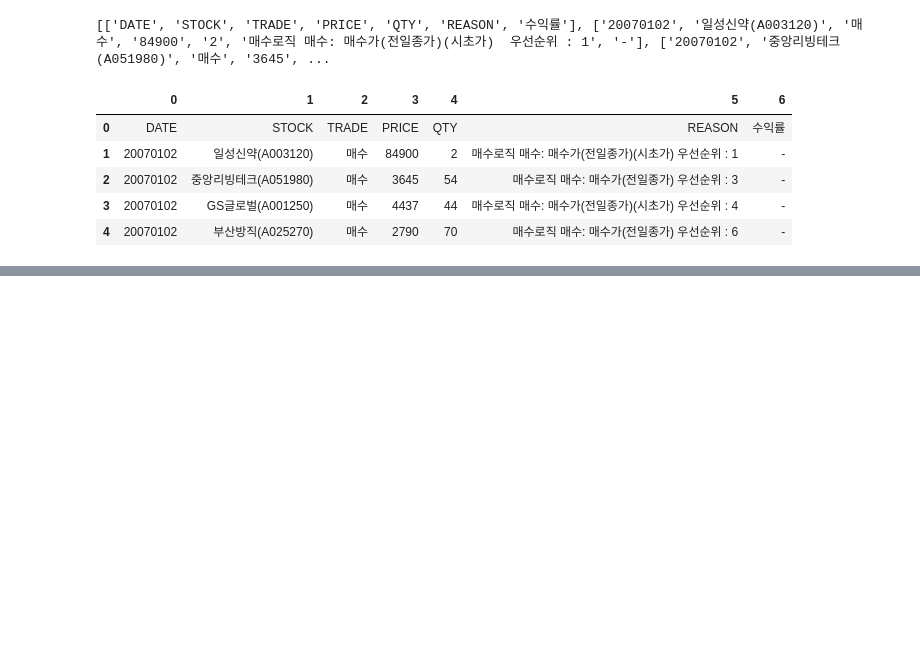
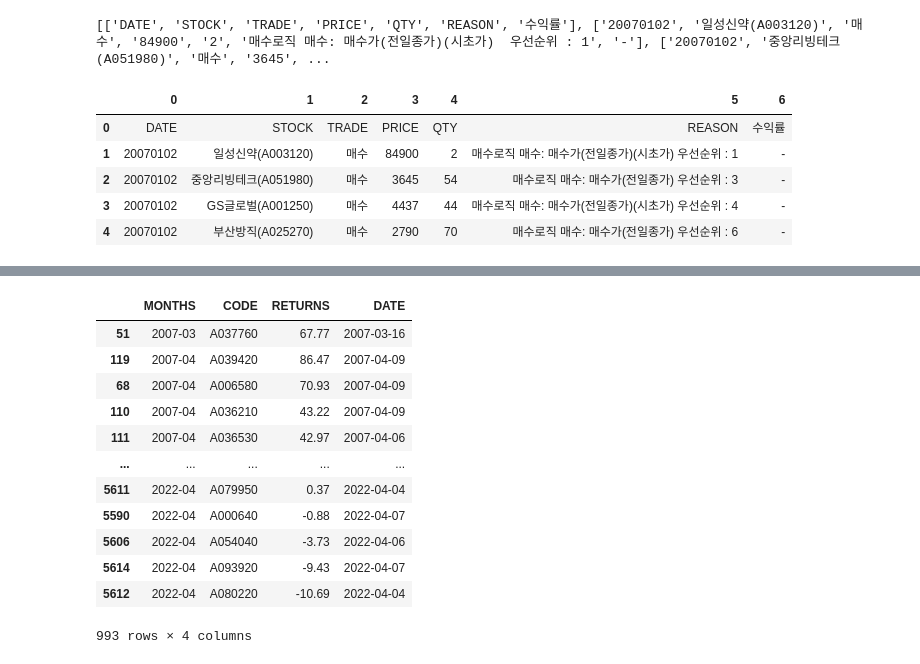
Before and after one commit to js-park/Bulletin_board, a Jupyter notebook: Getting_data_from_google_sheet.ipynb, the cells around one changed output, grey strips where cells are left out. Saved outputs shown, nothing was run; the diff lists cells and outputs as text; code cells hidden in the pictures; blank space fills up the shorter version.

```diff
--- a/Getting_data_from_google_sheet.ipynb
+++ b/Getting_data_from_google_sheet.ipynb
@@ -77,0 +120,16 @@ Name: 0, dtype: object>
+# %%
+agg_up
+# %% [output]
+|  | MONTHS | CODE | RETURNS | DATE |
+| 51 | 2007-03 | A037760 | 67.77 | 2007-03-16 |
+| 119 | 2007-04 | A039420 | 86.47 | 2007-04-09 |
+| 68 | 2007-04 | A006580 | 70.93 | 2007-04-09 |
+| 110 | 2007-04 | A036210 | 43.22 | 2007-04-09 |
+| 111 | 2007-04 | A036530 | 42.97 | 2007-04-06 |
+| ... | ... | ... | ... | ... |
+| 5611 | 2022-04 | A079950 | 0.37 | 2022-04-04 |
+| 5590 | 2022-04 | A000640 | -0.88 | 2022-04-07 |
+| 5606 | 2022-04 | A054040 | -3.73 | 2022-04-06 |
+| 5614 | 2022-04 | A093920 | -9.43 | 2022-04-07 |
+| 5612 | 2022-04 | A080220 | -10.69 | 2022-04-04 |
+993 rows × 4 columns
```
Also changed, not shown: parts of 20 cells of this notebook.
